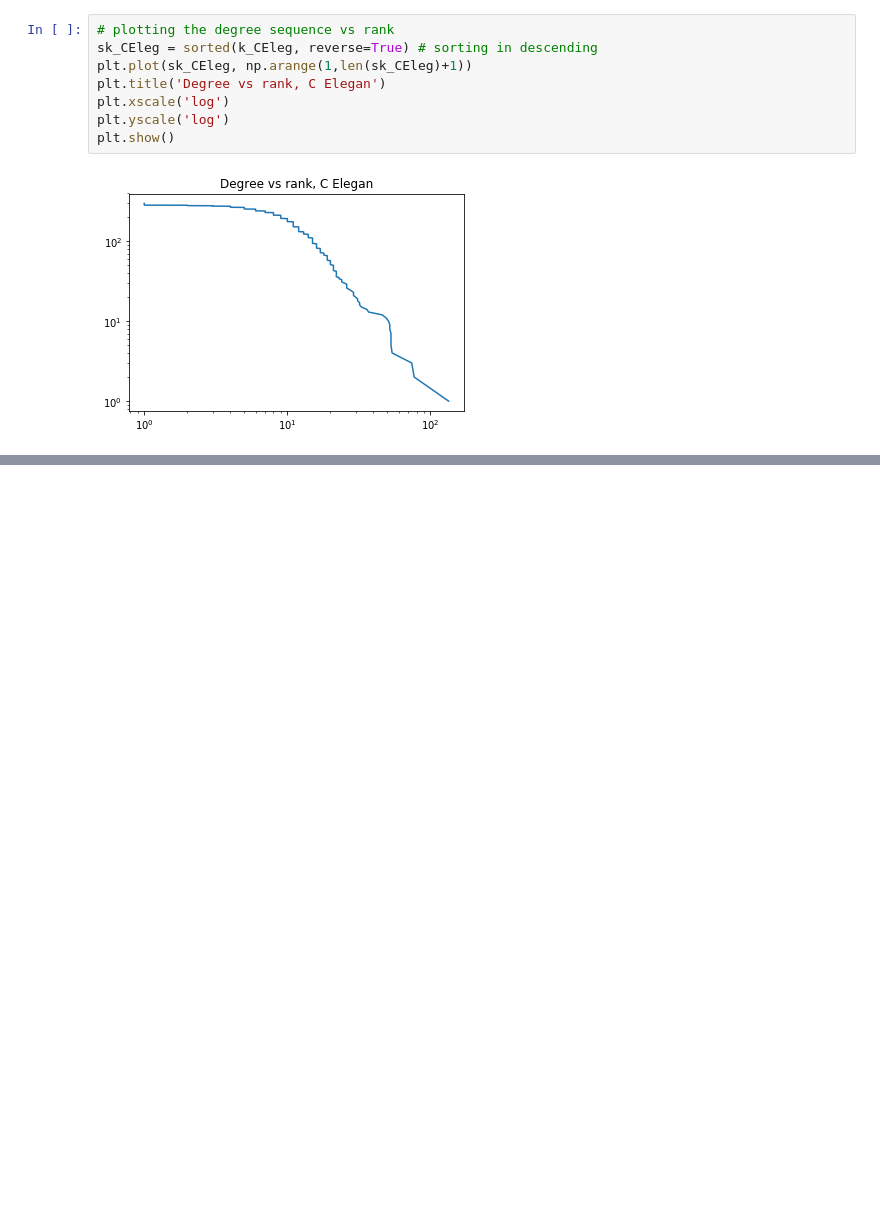
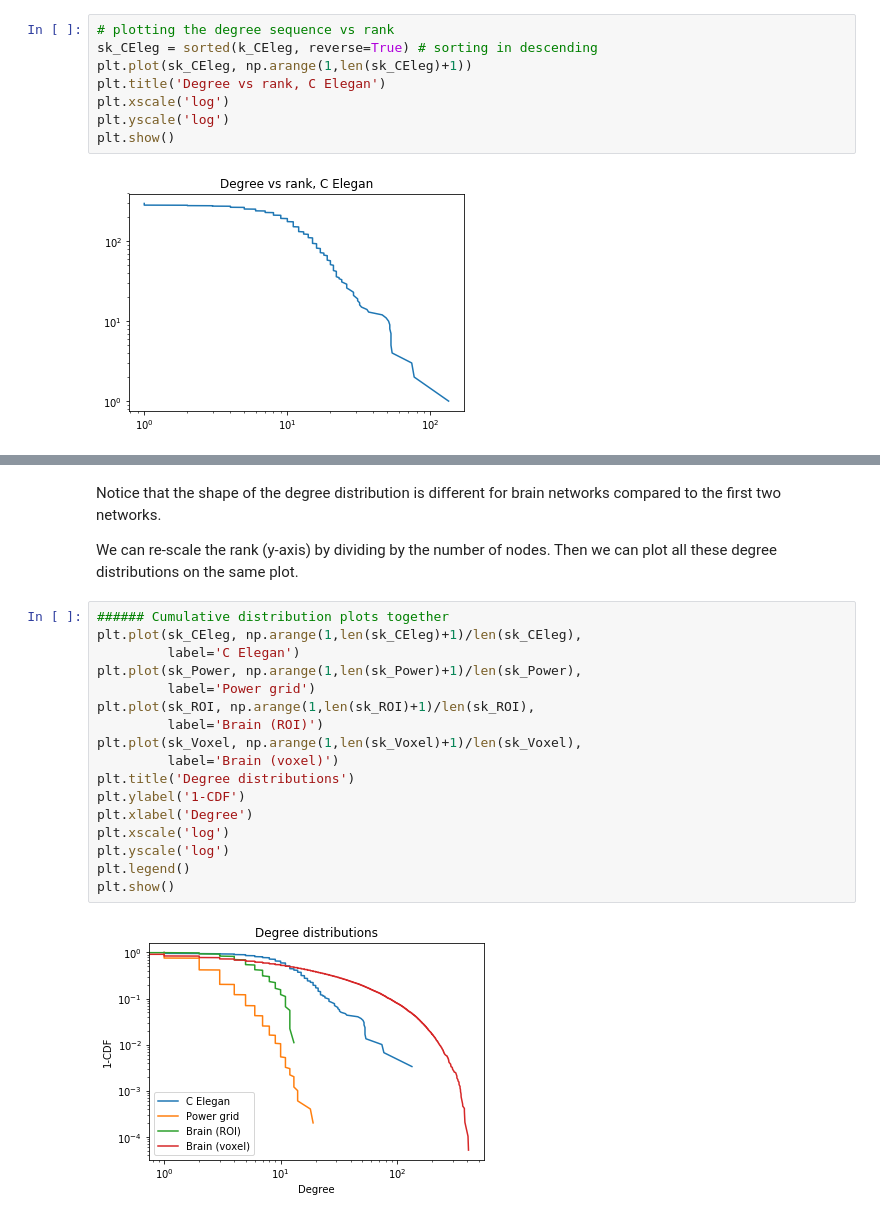
Before and after one commit to sathayas/JupyterConnectivitySpring2019, a Jupyter notebook: NetworkStats.ipynb, the cells around one changed output, grey strips where cells are left out. Saved outputs shown, nothing was run; the diff lists cells and outputs as text; blank space fills up the shorter version.

```diff
--- a/NetworkStats.ipynb
+++ b/NetworkStats.ipynb
@@ -286,0 +319,23 @@ Much better! This plot represents the cumulative degree distribution. ====mentio
+# %% [markdown]
+Notice that the shape of the degree distribution is different for brain networks compared to the first two networks.
+
+We can re-scale the rank (y-axis) by dividing by the number of nodes. Then we can plot all these degree distributions on the same plot.
+# %%
+###### Cumulative distribution plots together
+plt.plot(sk_CEleg, np.arange(1,len(sk_CEleg)+1)/len(sk_CEleg),
+         label='C Elegan')
+plt.plot(sk_Power, np.arange(1,len(sk_Power)+1)/len(sk_Power),
+         label='Power grid')
+plt.plot(sk_ROI, np.arange(1,len(sk_ROI)+1)/len(sk_ROI),
+         label='Brain (ROI)')
+plt.plot(sk_Voxel, np.arange(1,len(sk_Voxel)+1)/len(sk_Voxel),
+         label='Brain (voxel)')
+plt.title('Degree distributions')
+plt.ylabel('1-CDF')
+plt.xlabel('Degree')
+plt.xscale('log')
+plt.yscale('log')
+plt.legend()
+plt.show()
+# %% [output]
+[figure, added]
```
Also changed, not shown: parts of 14 cells of this notebook.
